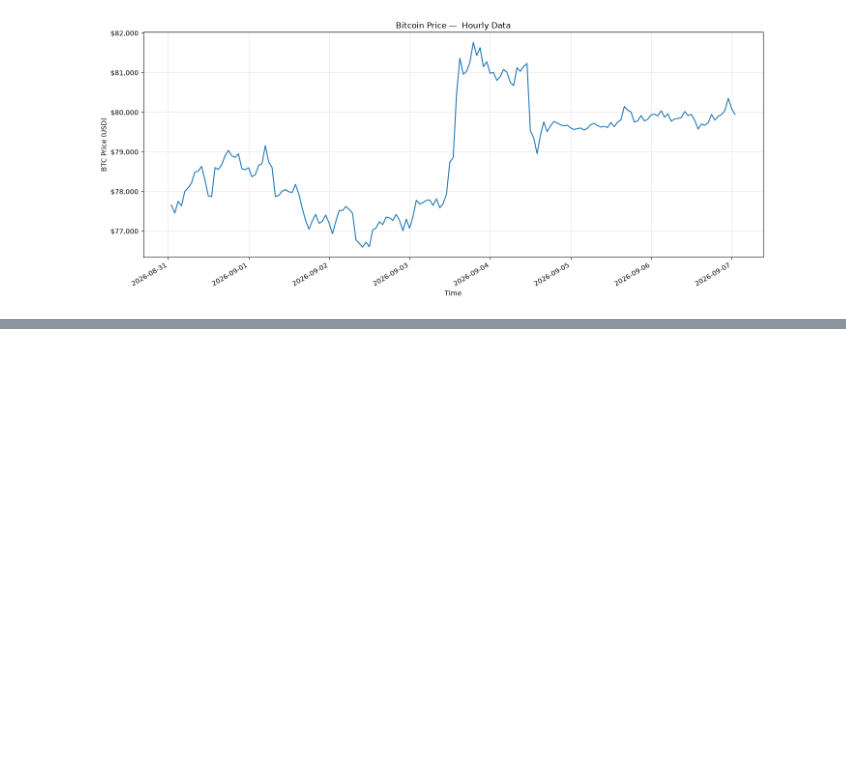
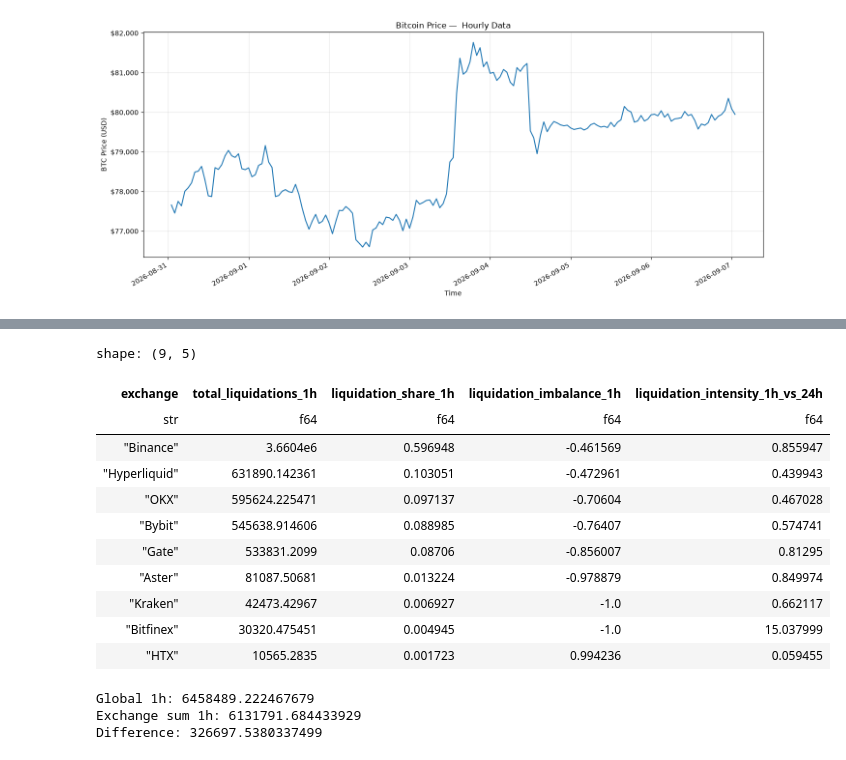
Before and after one commit to callumconnel1/crypto-derivatives-risk-radar, a Jupyter notebook: research/using_cmc_api.ipynb, the cells around one changed output, grey strips where cells are left out. Saved outputs shown, nothing was run; the diff lists cells and outputs as text; code cells hidden in the pictures; blank space fills up the shorter version.

```diff
--- a/research/using_cmc_api.ipynb
+++ b/research/using_cmc_api.ipynb
@@ -461,0 +608,3 @@ plt.show()
+# %%
+pl.Config.set_tbl_rows(-1)
+pl.Config.set_tbl_cols(-1)
@@ -461,0 +1094,54 @@ plt.show()
+# %%
+exchange_liq_df = exchange_liq_df.with_columns(
+
+    (
+        pl.col("total_liquidations_1h")
+        / pl.col("total_liquidations_1h").sum()
+    ).alias("liquidation_share_1h"),
+
+    (
+        pl.col("total_liquidations_4h")
+        / pl.col("total_liquidations_4h").sum()
+    ).alias("liquidation_share_4h"),
+
+    (
+        pl.col("total_liquidations_24h")
+        / pl.col("total_liquidations_24h").sum()
+    ).alias("liquidation_share_24h"),
+)
+# %%
+exchange_liq_df.select([
+    "exchange",
+    "total_liquidations_1h",
+    "liquidation_share_1h",
+    "liquidation_imbalance_1h",
+    "liquidation_intensity_1h_vs_24h",
+]).sort(
+    "total_liquidations_1h",
+    descending=True,
+)
+# %% [output]
+shape: (9, 5)
+| exchange | total_liquidations_1h | liquidation_share_1h | liquidation_imbalance_1h | liquidation_intensity_1h_vs_24h |
+| str | f64 | f64 | f64 | f64 |
+| "Binance" | 3.6604e6 | 0.596948 | -0.461569 | 0.855947 |
+| "Hyperliquid" | 631890.142361 | 0.103051 | -0.472961 | 0.439943 |
+| "OKX" | 595624.225471 | 0.097137 | -0.70604 | 0.467028 |
+| "Bybit" | 545638.914606 | 0.088985 | -0.76407 | 0.574741 |
+| "Gate" | 533831.2099 | 0.08706 | -0.856007 | 0.81295 |
+| "Aster" | 81087.50681 | 0.013224 | -0.978879 | 0.849974 |
+| "Kraken" | 42473.42967 | 0.006927 | -1.0 | 0.662117 |
+| "Bitfinex" | 30320.475451 | 0.004945 | -1.0 | 15.037999 |
+| "HTX" | 10565.2835 | 0.001723 | 0.994236 | 0.059455 |
+# %%
+exchange_total_1h = exchange_liq_df["total_liquidations_1h"].sum()
+
+global_total_1h = global_liq_df["total_liquidations_1h"][0]
+
+print("Global 1h:", global_total_1h)
+print("Exchange sum 1h:", exchange_total_1h)
+print("Difference:", global_total_1h - exchange_total_1h)
+# %% [output]
+Global 1h: 6458489.222467679
+Exchange sum 1h: 6131791.684433929
+Difference: 326697.5380337499
```
Also changed, not shown: parts of 33 cells of this notebook, 16 other files.
